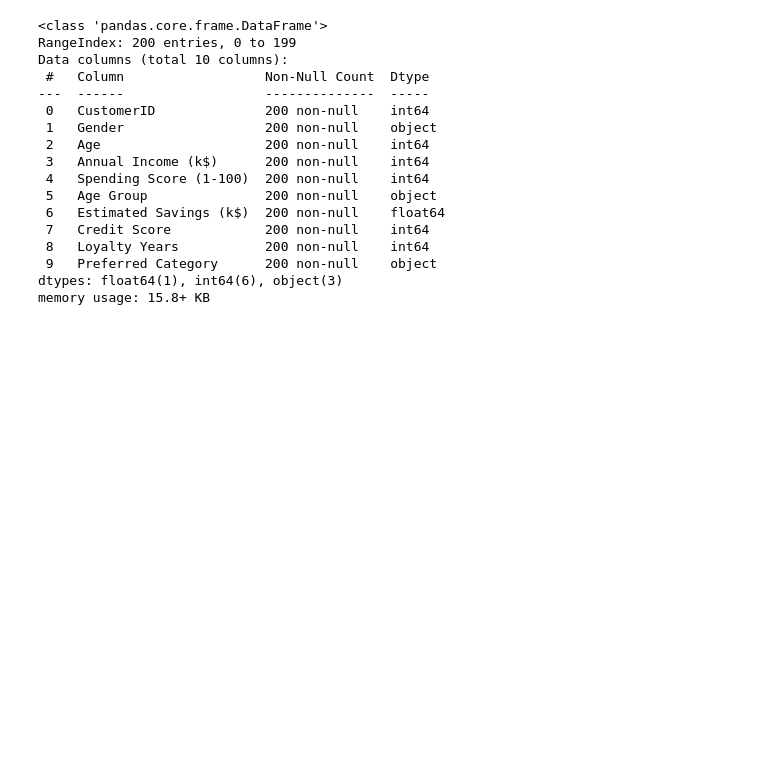
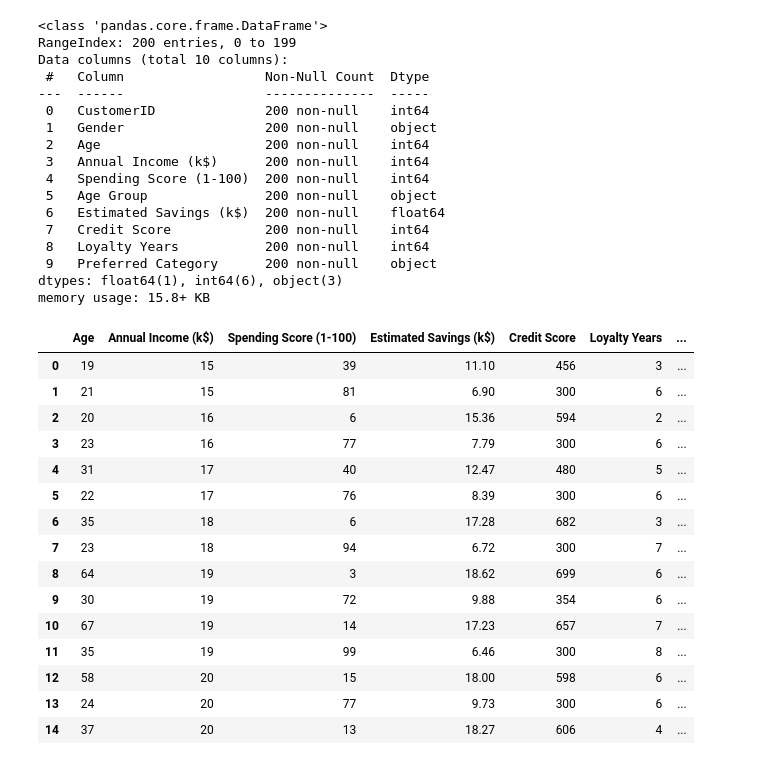
Before and after one commit to samyamp/Customer-Grouper, a Jupyter notebook: notebooks/Segmentation-model.ipynb, the cells around one changed output. Saved outputs shown, nothing was run; the diff lists cells and outputs as text; code cells hidden in the pictures; blank space fills up the shorter version.

```diff
--- a/notebooks/Segmentation-model.ipynb
+++ b/notebooks/Segmentation-model.ipynb
@@ -82,3 +82,25 @@ Data columns (total 10 columns):
  9   Preferred Category      200 non-null    object
 dtypes: float64(1), int64(6), object(3)
 memory usage: 15.8+ KB
+# %%
+df = df.drop('CustomerID', axis=1)
+# Perform one-hot encoding and get rid of original categorical columns:
+df = pd.get_dummies(df, columns=['Gender', 'Preferred Category', 'Age Group'], dtype=int)
+df.head(15)
+# %% [output]
+|  | Age | Annual Income (k$) | Spending Score (1-100) | Estimated Savings (k$) | Credit Score | Loyalty Years | ... |
+| 0 | 19 | 15 | 39 | 11.10 | 456 | 3 | ... |
+| 1 | 21 | 15 | 81 | 6.90 | 300 | 6 | ... |
+| 2 | 20 | 16 | 6 | 15.36 | 594 | 2 | ... |
+| 3 | 23 | 16 | 77 | 7.79 | 300 | 6 | ... |
+| 4 | 31 | 17 | 40 | 12.47 | 480 | 5 | ... |
+| 5 | 22 | 17 | 76 | 8.39 | 300 | 6 | ... |
+| 6 | 35 | 18 | 6 | 17.28 | 682 | 3 | ... |
+| 7 | 23 | 18 | 94 | 6.72 | 300 | 7 | ... |
+| 8 | 64 | 19 | 3 | 18.62 | 699 | 6 | ... |
+| 9 | 30 | 19 | 72 | 9.88 | 354 | 6 | ... |
+| 10 | 67 | 19 | 14 | 17.23 | 657 | 7 | ... |
+| 11 | 35 | 19 | 99 | 6.46 | 300 | 8 | ... |
+| 12 | 58 | 20 | 15 | 18.00 | 598 | 6 | ... |
+| 13 | 24 | 20 | 77 | 9.73 | 300 | 6 | ... |
+| 14 | 37 | 20 | 13 | 18.27 | 606 | 4 | ... |
```
Also changed, not shown: parts of 1 cell of this notebook.
